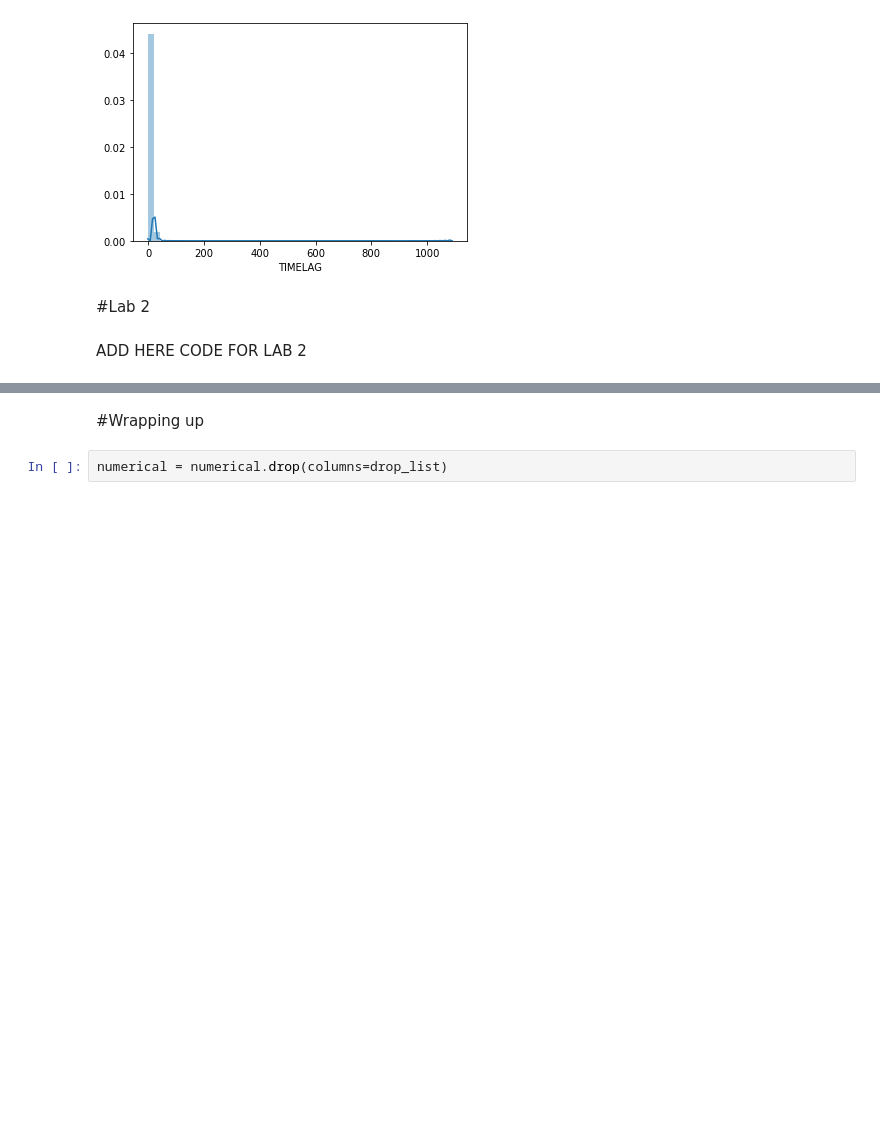
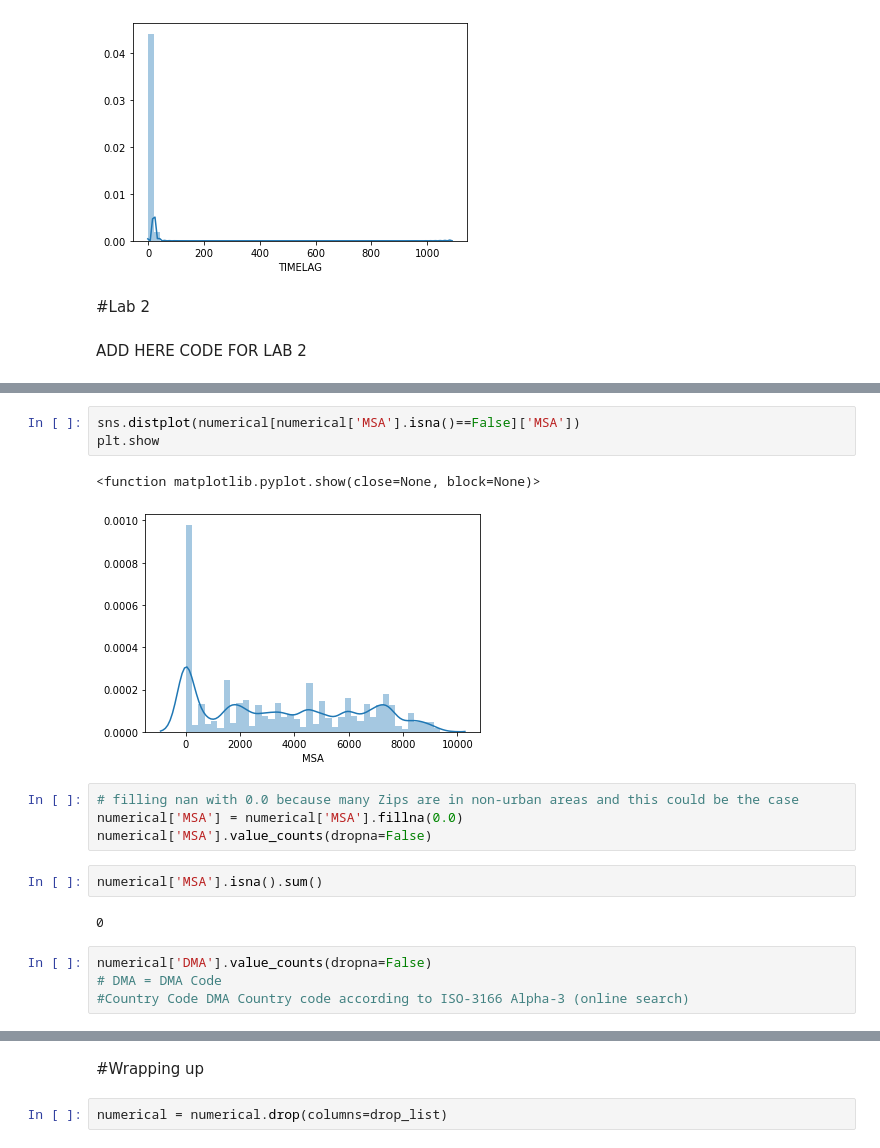
Before and after one commit to oshi90-max/lab-revisiting-machine-learning, a Jupyter notebook: L. 7.01 7.02 original.ipynb, the cells around one changed output, grey strips where cells are left out. Saved outputs shown, nothing was run; the diff lists cells and outputs as text; blank space fills up the shorter version.

```diff
--- a/L. 7.01 7.02 original.ipynb
+++ b/L. 7.01 7.02 original.ipynb
@@ -1122,0 +1157,18 @@ ADD HERE CODE FOR LAB 2
+# %%
+sns.distplot(numerical[numerical['MSA'].isna()==False]['MSA'])
+plt.show
+# %% [output]
+<function matplotlib.pyplot.show(close=None, block=None)>
+[figure, added]
+# %%
+# filling nan with 0.0 because many Zips are in non-urban areas and this could be the case
+numerical['MSA'] = numerical['MSA'].fillna(0.0)
+numerical['MSA'].value_counts(dropna=False)
+# %%
+numerical['MSA'].isna().sum()
+# %% [output]
+0
+# %%
+numerical['DMA'].value_counts(dropna=False)
+# DMA = DMA Code
+#Country Code DMA Country code according to ISO-3166 Alpha-3 (online search)
```
Also changed, not shown: parts of 22 cells of this notebook.
